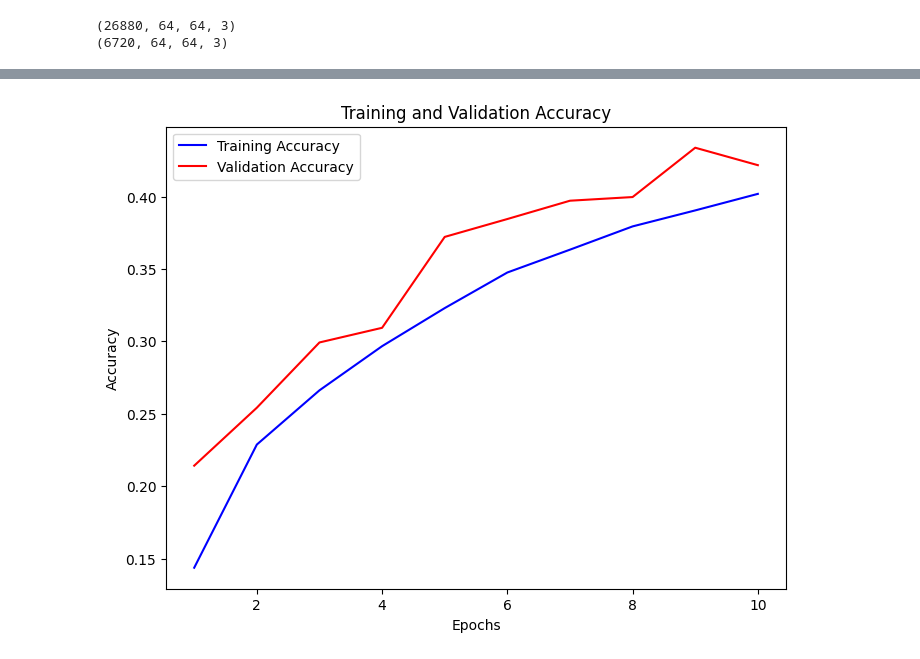
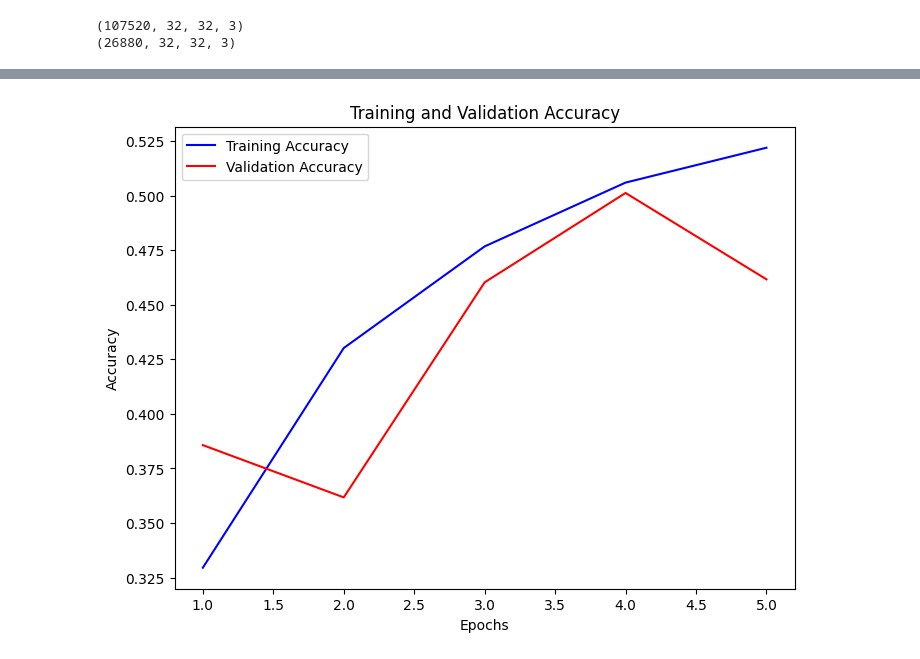
Before and after one commit to Vishan29/fyp_vjti_stage1, a Jupyter notebook: merged_project.ipynb, the cells around one changed output, grey strips where cells are left out. Drawn from its saved outputs; the diff is of its cells as text; code cells hidden in the pictures.

Commit message:
new accuracy with l1 regularization

```diff
--- a/merged_project.ipynb
+++ b/merged_project.ipynb
@@ -40,7 +40,7 @@ for i, category in enumerate(categories):
     category_path = os.path.join(dataset_path, category)
     images = load_images_from_folder(category_path)
     for image in images:
-        patches = extract_patches(image, patch_size=64)  # Adjust patch_size as needed
+        patches = extract_patches(image, patch_size=32)  # Adjust patch_size as needed
         X.extend(patches)
         y.extend([i] * len(patches))  # Assign a label to each patch
 
@@ -56,28 +56,30 @@ X_test = X_test / 255.0
 print(X_train.shape)
 print(X_test.shape)
 # %% [output]
-(26880, 64, 64, 3)
-(6720, 64, 64, 3)
+(107520, 32, 32, 3)
+(26880, 32, 32, 3)
 # %%
 # Define constants
-IMAGE_SIZE = (64, 64)
-L1_REGULARIZATION = 0.001
+L1_REGULARIZATION = 0.0001
 
 model = Sequential()
-model.add(Conv2D(32, (3, 3), activation='relu', input_shape=(64, 64, 3), kernel_regularizer=l1_l2(l1=ALPHA, l2=0.0)))
-model.add(MaxPooling2D((2, 2)))
-model.add(Conv2D(64, (3, 3), activation='relu', kernel_regularizer=l1(L1_REGULARIZATION)))
+model.add(Conv2D(64, (3, 3), activation='relu', input_shape=(32, 32, 3), kernel_regularizer=l1(L1_REGULARIZATION)))
+model.add(BatchNormalization())
 model.add(MaxPooling2D((2, 2)))
 model.add(Conv2D(128, (3, 3), activation='relu', kernel_regularizer=l1(L1_REGULARIZATION)))
+model.add(BatchNormalization())
+model.add(MaxPooling2D((2, 2)))
+model.add(Conv2D(256, (3, 3), activation='relu', kernel_regularizer=l1(L1_REGULARIZATION)))
+model.add(BatchNormalization())
 model.add(MaxPooling2D((2, 2)))
 model.add(GlobalAveragePooling2D())
-model.add(Flatten())
+model.add(Dense(512, activation='relu', kernel_regularizer=l1(L1_REGULARIZATION)))
+model.add(BatchNormalization())
 model.add(Dropout(0.5))
-model.add(Dense(512, activation='relu', kernel_regularizer=l1(L1_REGULARIZATION)))
 model.add(Dense(len(categories), activation='softmax'))
 # %%
 BATCH_SIZE = 32
-EPOCHS = 10
+EPOCHS = 5
 # Compile the model
 model.compile(optimizer='adam', loss='sparse_categorical_crossentropy', metrics=['accuracy'])
 
@@ -124 +116 @@ Epoch 10/10
-[figure, old version]
+[figure, new version]
```
Also changed, not shown: parts of 2 cells of this notebook.
